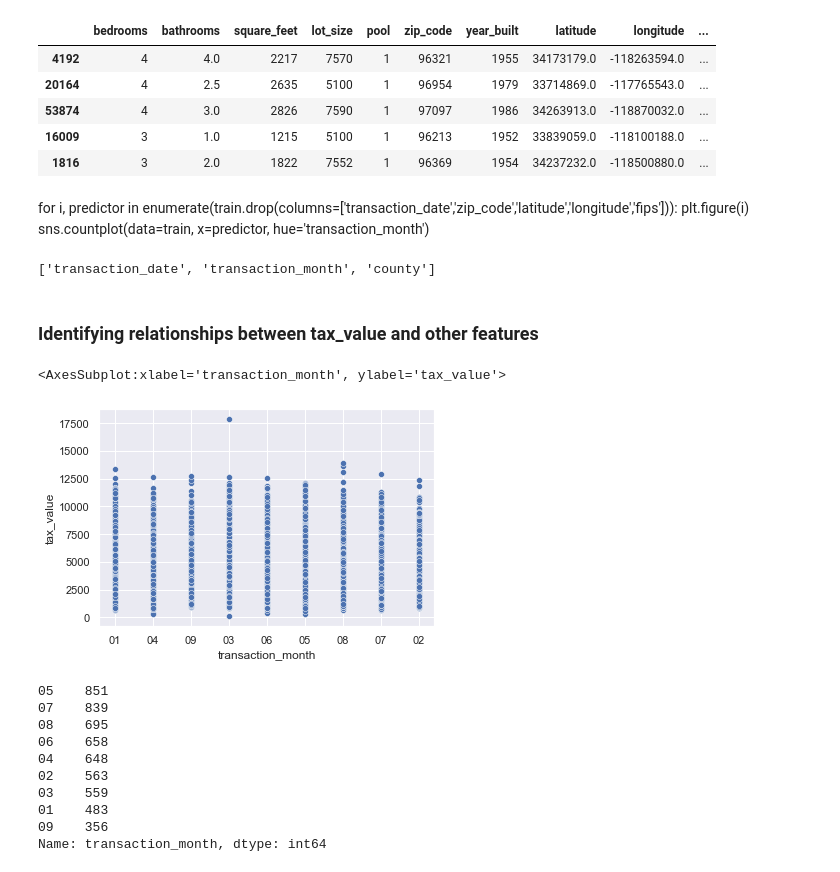
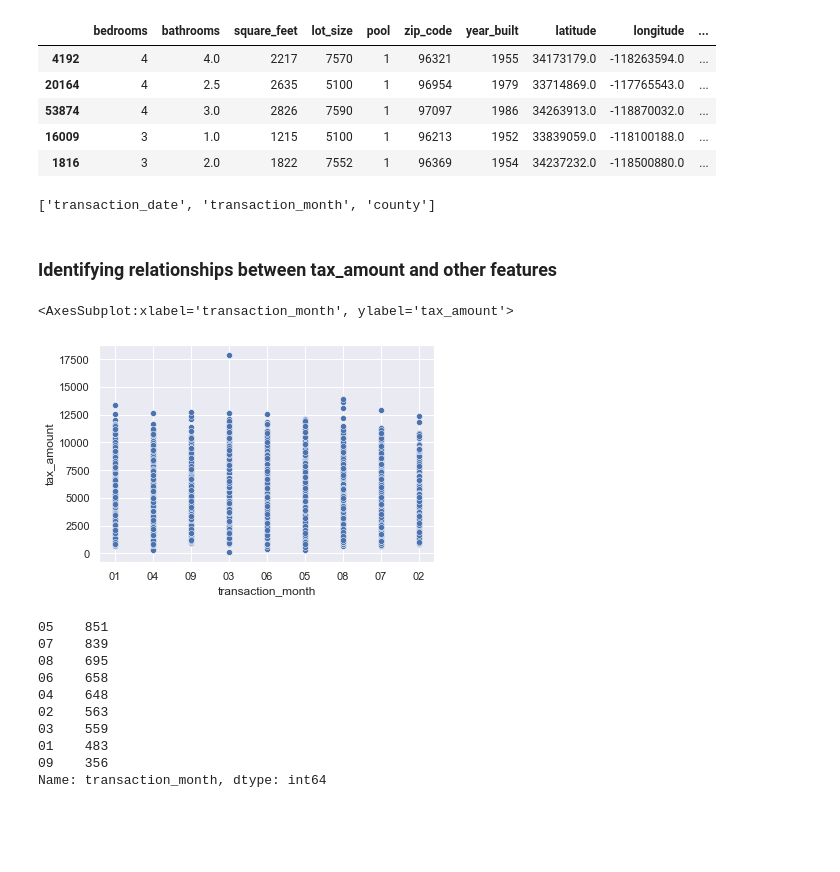
Before and after one commit to raycerna/zillow-regression-project, a Jupyter notebook: explore.ipynb, the cells around one changed output. Saved outputs shown, nothing was run; the diff lists cells and outputs as text; code cells hidden in the pictures; blank space fills up the shorter version.

```diff
--- a/explore.ipynb
+++ b/explore.ipynb
@@ -154,22 +152,18 @@ train.head()
 | 53874 | 4 | 3.0 | 2826 | 7590 | 1 | 97097 | 1986 | 34263913.0 | -118870032.0 | ... |
 | 16009 | 3 | 1.0 | 1215 | 5100 | 1 | 96213 | 1952 | 33839059.0 | -118100188.0 | ... |
 | 1816 | 3 | 2.0 | 1822 | 7552 | 1 | 96369 | 1954 | 34237232.0 | -118500880.0 | ... |
-# %% [markdown]
-for i, predictor in enumerate(train.drop(columns=['transaction_date','zip_code','latitude','longitude','fips'])):
-    plt.figure(i)
-    sns.countplot(data=train, x=predictor, hue='transaction_month')
 # %%
 categorical = [col for col in train.columns if train[col].dtypes  in ['object'] ]
 categorical
 # %% [output]
 ['transaction_date', 'transaction_month', 'county']
 # %% [markdown]
-### Identifying relationships between tax_value and other features
+### Identifying relationships between tax_amount and other features
 # %%
-sns.scatterplot(x=train.transaction_month, y=train.tax_value)
+sns.scatterplot(x=train.transaction_month, y=train.tax_amount)
 # %% [output]
-<AxesSubplot:xlabel='transaction_month', ylabel='tax_value'>
+<AxesSubplot:xlabel='transaction_month', ylabel='tax_amount'>
-[figure, old version]
+[figure, new version]
 # %%
 #counts the number of transactions in each month
 train.transaction_month.value_counts()
```
Also changed, not shown: parts of 58 cells of this notebook.
